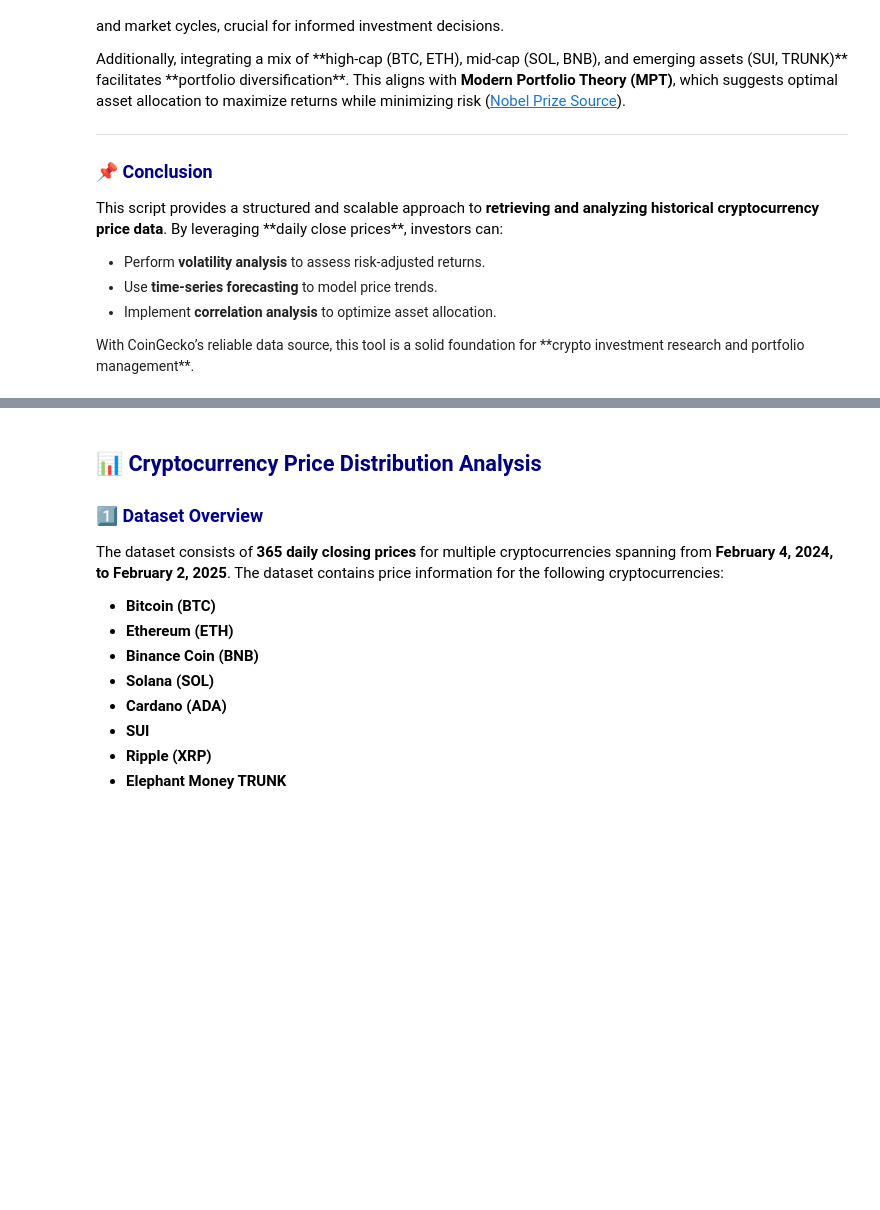
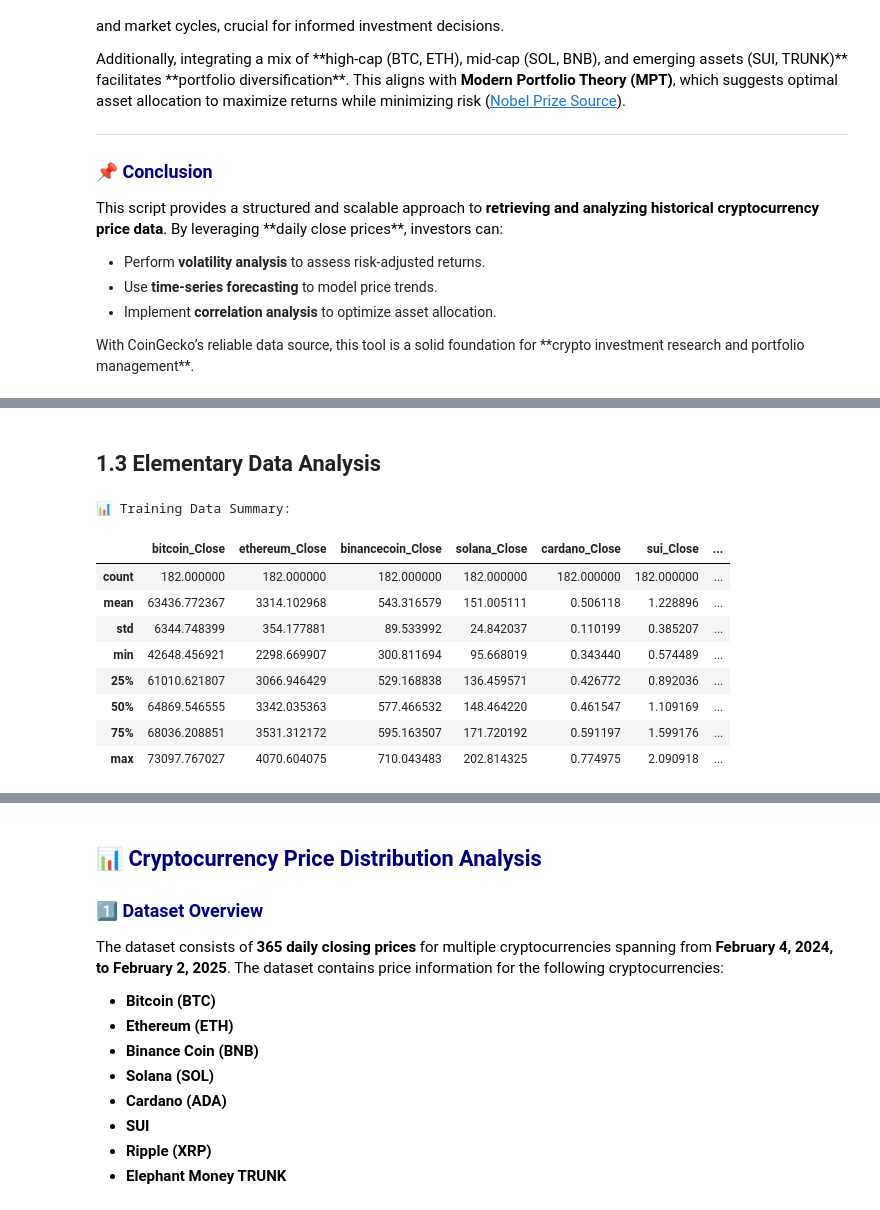
Before and after one commit to NatP-dev/Complete-Python-3-Bootcamp, a Jupyter notebook: Welcome_to_Colaboratory.ipynb, the cells around one changed output, grey strips where cells are left out. Saved outputs shown, nothing was run; the diff lists cells and outputs as text; code cells hidden in the pictures; blank space fills up the shorter version.

```diff
--- a/Welcome_to_Colaboratory.ipynb
+++ b/Welcome_to_Colaboratory.ipynb
@@ -204,0 +212,25 @@ Fetching daily close prices for ripple...
+# %%
+# Ensure the dataset is sorted by date (if applicable)
+df = final_df.copy()  # Use the processed data after forward fill
+
+# Determine split indices
+train_size = int(len(df) * 0.5)   # First 50% for training
+val_size = int(len(df) * 0.75)    # First 75% includes training + validation
+
+# Split dataset into train, validation, and test sets
+train_data = df.iloc[:train_size]      # First 50% for training - recommended
+val_data = df.iloc[train_size:val_size] # Next 25% for validation - recommended
+test_data = df.iloc[val_size:]          # Remaining 25% for testing - recommended
+
+# Display dataset sizes
+print(f"📊 Dataset Split: {len(train_data)} train | {len(val_data)} validation | {len(test_data)} test")
+
+# Verify first few rows of each split
+print("\n🔍 Train Data Sample:")
+display(train_data.head())
+
+print("\n🔍 Validation Data Sample:")
+display(val_data.head())
+
+print("\n🔍 Test Data Sample:")
+display(test_data.head())
@@ -205 +264,21 @@ Fetching daily close prices for ripple...
+# %% [markdown]
+## 1.3 Elementary Data Analysis
+# %%
+# Summary statistics of the training dataset
+train_summary = train_data.describe()
+
+# Display the summary statistics
+print("\n📊 Training Data Summary:")
+display(train_summary)
+# %% [output]
+📊 Training Data Summary:
+|  | bitcoin_Close | ethereum_Close | binancecoin_Close | solana_Close | cardano_Close | sui_Close | ... |
+| count | 182.000000 | 182.000000 | 182.000000 | 182.000000 | 182.000000 | 182.000000 | ... |
+| mean | 63436.772367 | 3314.102968 | 543.316579 | 151.005111 | 0.506118 | 1.228896 | ... |
+| std | 6344.748399 | 354.177881 | 89.533992 | 24.842037 | 0.110199 | 0.385207 | ... |
+| min | 42648.456921 | 2298.669907 | 300.811694 | 95.668019 | 0.343440 | 0.574489 | ... |
+| 25% | 61010.621807 | 3066.946429 | 529.168838 | 136.459571 | 0.426772 | 0.892036 | ... |
+| 50% | 64869.546555 | 3342.035363 | 577.466532 | 148.464220 | 0.461547 | 1.109169 | ... |
+| 75% | 68036.208851 | 3531.312172 | 595.163507 | 171.720192 | 0.591197 | 1.599176 | ... |
+| max | 73097.767027 | 4070.604075 | 710.043483 | 202.814325 | 0.774975 | 2.090918 | ... |
 # %% [markdown]
```
Also changed, not shown: parts of 12 cells of this notebook.
